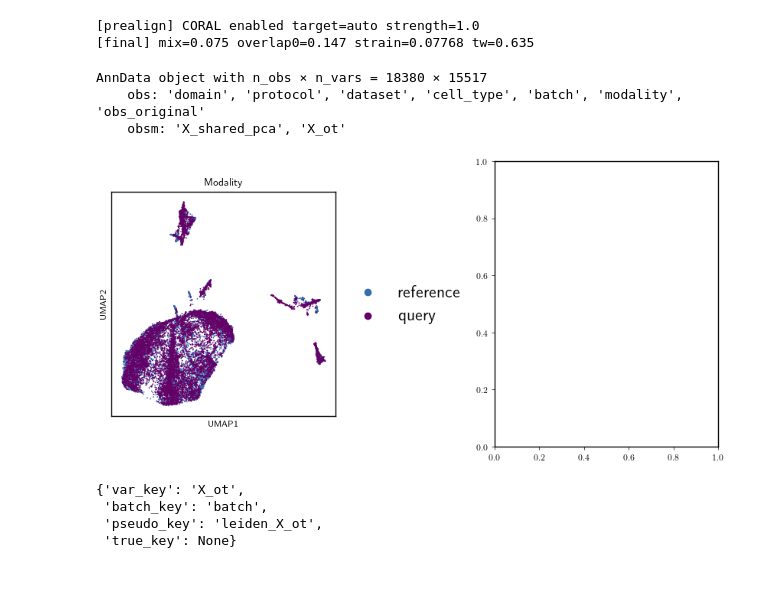
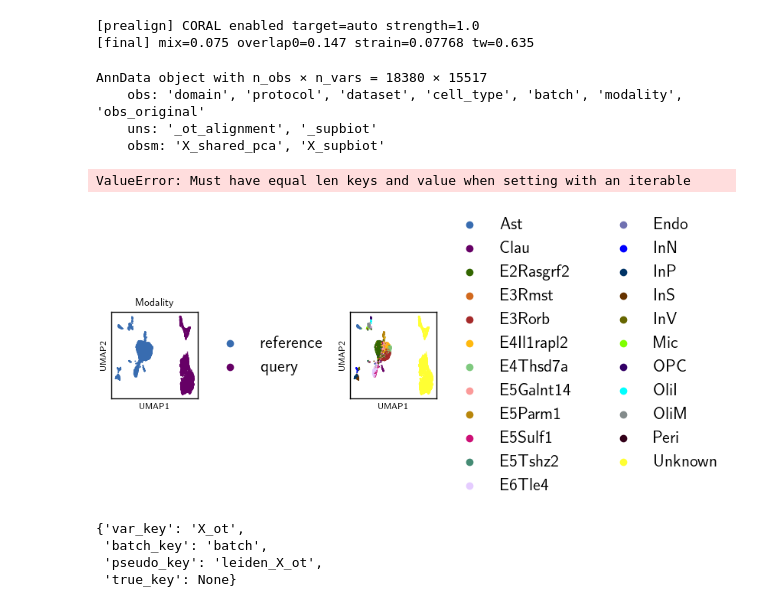
Before and after one commit to haihuilab/scbiot, a Jupyter notebook: examples/paired_Chen-2019_integration.ipynb, the cells around one changed output. Saved outputs shown, nothing was run; the diff lists cells and outputs as text; code cells hidden in the pictures; blank space fills up the shorter version.

```diff
--- a/examples/paired_Chen-2019_integration.ipynb
+++ b/examples/paired_Chen-2019_integration.ipynb
@@ -230,11 +242,19 @@ adata, metrics = scb.ot.integrate(
     reference_category='reference',
     out_key="X_supbiot",
     label_key="cell_type",
-    unlabeled_category="Unknown"
+    unlabeled_category="Unknown",
+    approximate_ot=False
 )
 # %% [output]
 [prealign] CORAL enabled target=auto strength=1.0
 [final] mix=0.075 overlap0=0.147 strain=0.07768 tw=0.635
+# %%
+adata
+# %% [output]
+AnnData object with n_obs × n_vars = 18380 × 15517
+    obs: 'domain', 'protocol', 'dataset', 'cell_type', 'batch', 'modality', 'obs_original'
+    uns: '_ot_alignment', '_supbiot'
+    obsm: 'X_shared_pca', 'X_supbiot'
 # %%
 adata = scb.ot.supbiot(
 adata,
@@ -246,9 +266,7 @@ pred_conf_key="pred_confidence",
 min_conf=0.
 )
 # %% [output]
-AnnData object with n_obs × n_vars = 18380 × 15517
-    obs: 'domain', 'protocol', 'dataset', 'cell_type', 'batch', 'modality', 'obs_original'
-    obsm: 'X_shared_pca', 'X_ot'
+ValueError: Must have equal len keys and value when setting with an iterable
 # %%
 sc.pl.violin(adata, keys="pred_confidence", groupby="pred_cell_type", rotation=90)
 # %%
@@ -265,33 +283,42 @@ mpl.rcParams['axes.linewidth'] = 1.0
 def force_border(ax):
     ax.set_axis_on()           # ensure axes are on
     ax.set_frame_on(True)      # ensure frame is drawn
     ax.patch.set_visible(True) # ensure background patch exists
     for side in ax.spines.values():
         side.set_visible(True)
         side.set_color('black')
         side.set_linewidth(1.0)
 
-methods = ["X_ot"]
+methods = ["X_supbiot"]
 
 ncols = 2 * len(methods)
 fig, axes = plt.subplots(1, ncols, figsize=(4.2*ncols, 4.2), squeeze=False)
 axes = axes[0]
 
 for i, method in enumerate(methods):
     axL, axR = axes[2*i], axes[2*i+1]
 
     sc.pl.embedding(
         adata, basis="umap", color="modality",
         frameon=True, ax=axL, show=False,
         legend_loc="right margin", legend_fontsize=16, title='Modality'
     )
     axL.set_box_aspect(1)
     axL.set_xlabel("UMAP1"); axL.set_ylabel("UMAP2")
     force_border(axL)
 
+    sc.pl.embedding(
+        adata, basis="umap", color="cell_type",
+        frameon=True, ax=axR, show=False,
+        legend_loc="right margin", legend_fontsize=16, title=""
+    )
+    axR.set_box_aspect(1)
+    axR.set_xlabel("UMAP1"); axR.set_ylabel("UMAP2")
+    force_border(axR)
+
 
 plt.tight_layout()
 # fig.savefig(f"{cwd}_batch_and_leiden_per_embedding.pdf", dpi=300, transparent=True)
 # %% [output]
-[figure, old version]
+[figure, new version]
 # %%
```
Also changed, not shown: parts of 5 cells of this notebook, 1 other file.
